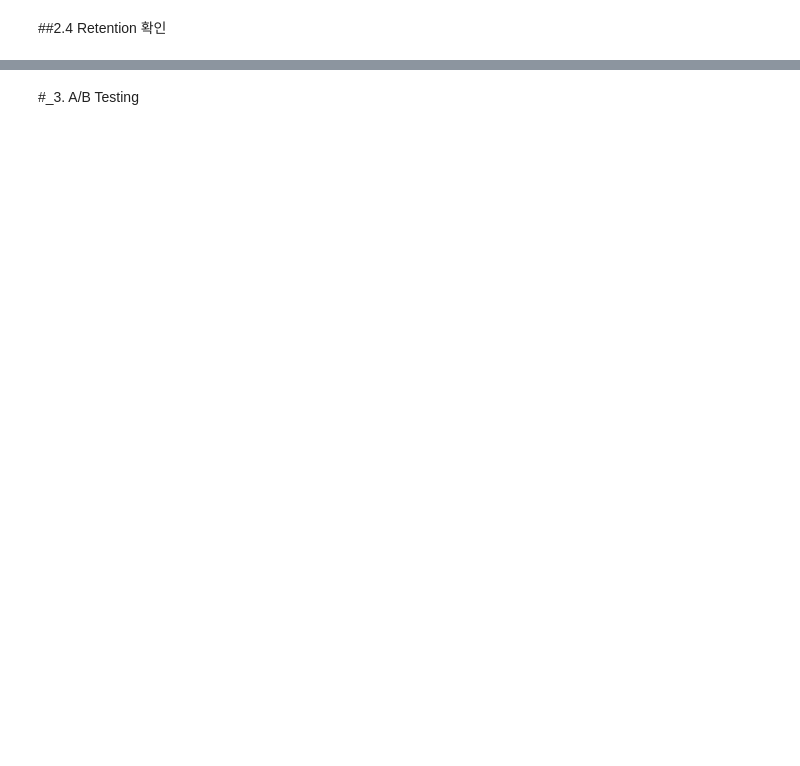
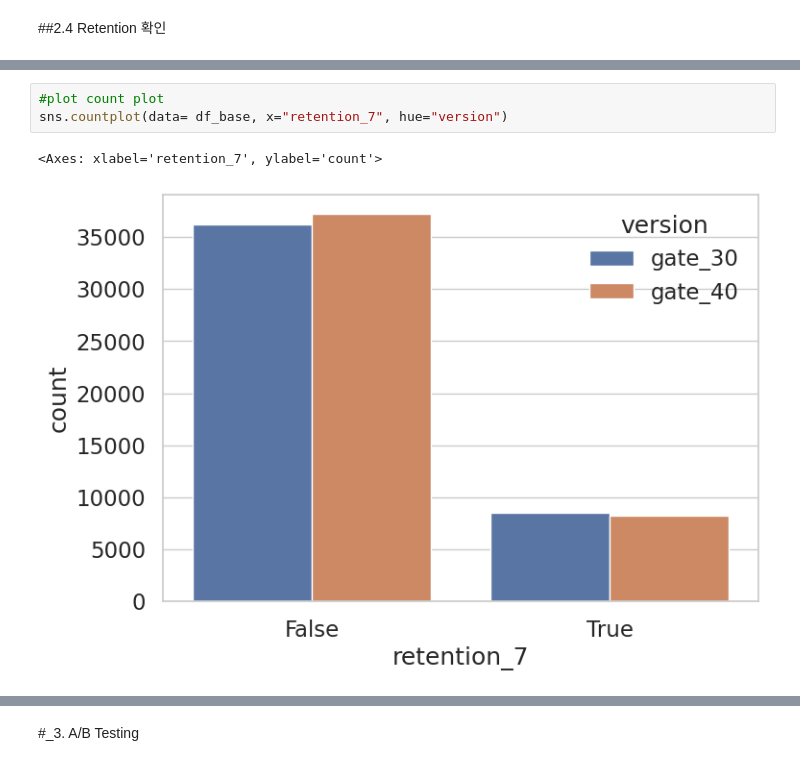
Before and after one commit to Nayoung-young/prj-game-abtesting, a Jupyter notebook: cookie_cats_abtesting.ipynb, the cells around one changed output, grey strips where cells are left out. Drawn from its saved outputs; the diff is of its cells as text; blank space fills up the shorter version.

```diff
--- a/cookie_cats_abtesting.ipynb
+++ b/cookie_cats_abtesting.ipynb
@@ -358,0 +398,6 @@ plt.tight_layout(pad=3);
+# %%
+#plot count plot
+sns.countplot(data= df_base, x="retention_7", hue="version")
+# %% [output]
+<Axes: xlabel='retention_7', ylabel='count'>
+[figure, added]
```
Also changed, not shown: parts of 14 cells of this notebook.
